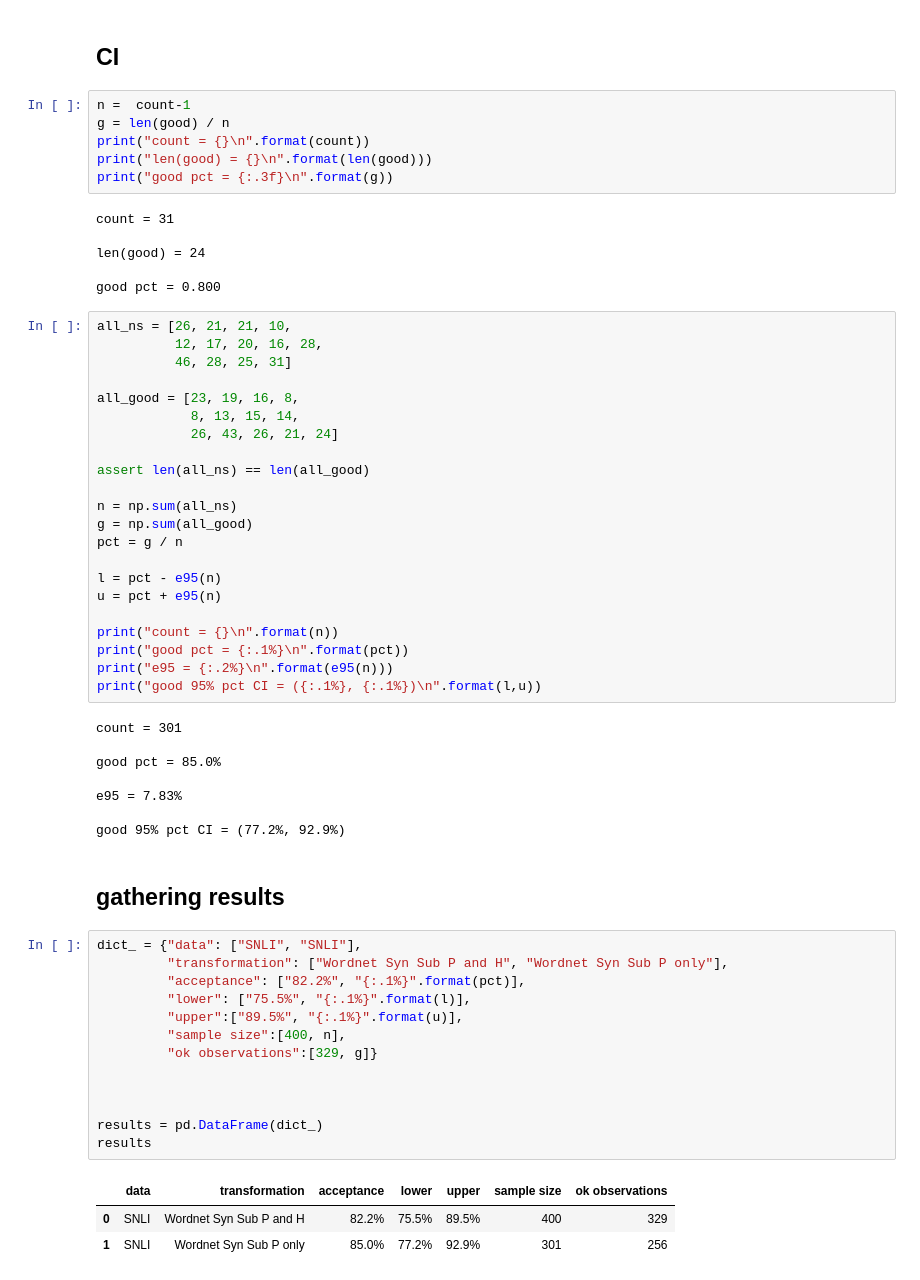
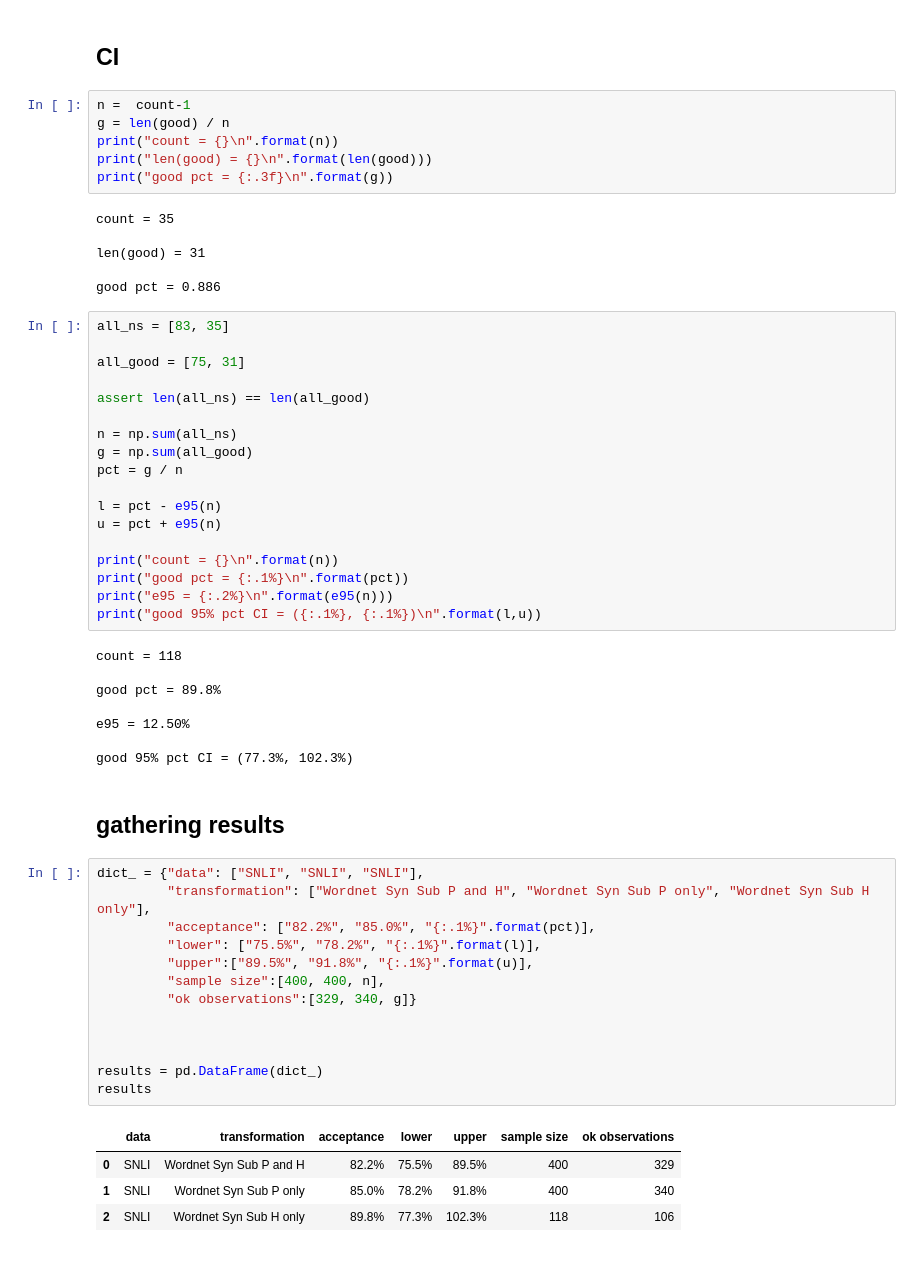
Before and after one commit to lukewanless/looking-for-equivalences, a Jupyter notebook: src/check_transformation.ipynb, the cells around one changed output. Drawn from its saved outputs; the diff is of its cells as text.

```diff
--- a/src/check_transformation.ipynb
+++ b/src/check_transformation.ipynb
@@ -92,23 +92,19 @@ modified
 # %%
 n =  count-1
 g = len(good) / n
-print("count = {}\n".format(count))
+print("count = {}\n".format(n))
 print("len(good) = {}\n".format(len(good)))
 print("good pct = {:.3f}\n".format(g))
 # %% [output]
-count = 31
+count = 35
 
-len(good) = 24
+len(good) = 31
 
-good pct = 0.800
+good pct = 0.886
 # %%
-all_ns = [26, 21, 21, 10,
-          12, 17, 20, 16, 28,
-          46, 28, 25, 31]
+all_ns = [83, 35]
 
-all_good = [23, 19, 16, 8,
-            8, 13, 15, 14,
-            26, 43, 26, 21, 24]
+all_good = [75, 31]
 
 assert len(all_ns) == len(all_good)
 
@@ -124,29 +120,30 @@ print("good pct = {:.1%}\n".format(pct))
 print("e95 = {:.2%}\n".format(e95(n)))
 print("good 95% pct CI = ({:.1%}, {:.1%})\n".format(l,u))
 # %% [output]
-count = 301
+count = 118
 
-good pct = 85.0%
+good pct = 89.8%
 
-e95 = 7.83%
+e95 = 12.50%
 
-good 95% pct CI = (77.2%, 92.9%)
+good 95% pct CI = (77.3%, 102.3%)
 # %% [markdown]
 ## gathering results
 # %%
-dict_ = {"data": ["SNLI", "SNLI"],
-         "transformation": ["Wordnet Syn Sub P and H", "Wordnet Syn Sub P only"],
-         "acceptance": ["82.2%", "{:.1%}".format(pct)],
-         "lower": ["75.5%", "{:.1%}".format(l)],
-         "upper":["89.5%", "{:.1%}".format(u)],
-         "sample size":[400, n],
-         "ok observations":[329, g]}
+dict_ = {"data": ["SNLI", "SNLI", "SNLI"],
+         "transformation": ["Wordnet Syn Sub P and H", "Wordnet Syn Sub P only", "Wordnet Syn Sub H only"],
+         "acceptance": ["82.2%", "85.0%", "{:.1%}".format(pct)],
+         "lower": ["75.5%", "78.2%", "{:.1%}".format(l)],
+         "upper":["89.5%", "91.8%", "{:.1%}".format(u)],
+         "sample size":[400, 400, n],
+         "ok observations":[329, 340, g]}
 
 
 
 results = pd.DataFrame(dict_)
 results
 # %% [output]
 |  | data | transformation | acceptance | lower | upper | sample size | ok observations |
 | 0 | SNLI | Wordnet Syn Sub P and H | 82.2% | 75.5% | 89.5% | 400 | 329 |
-| 1 | SNLI | Wordnet Syn Sub P only | 85.0% | 77.2% | 92.9% | 301 | 256 |
+| 1 | SNLI | Wordnet Syn Sub P only | 85.0% | 78.2% | 91.8% | 400 | 340 |
+| 2 | SNLI | Wordnet Syn Sub H only | 89.8% | 77.3% | 102.3% | 118 | 106 |
```
Also changed, not shown: parts of 3 cells of this notebook.
